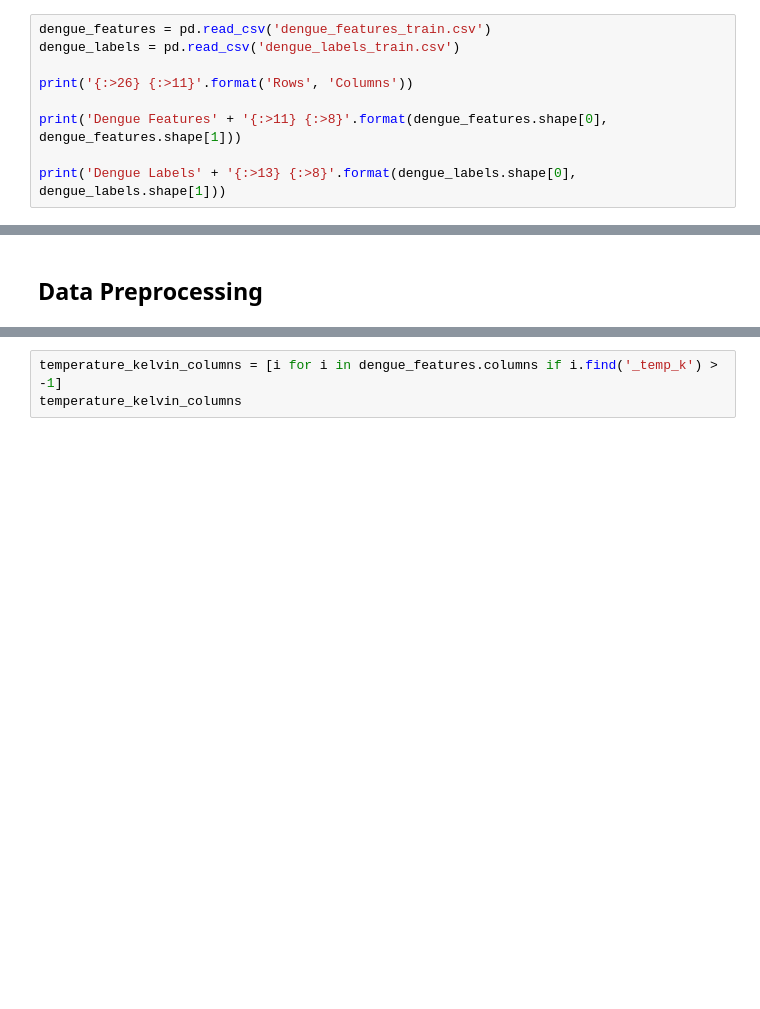
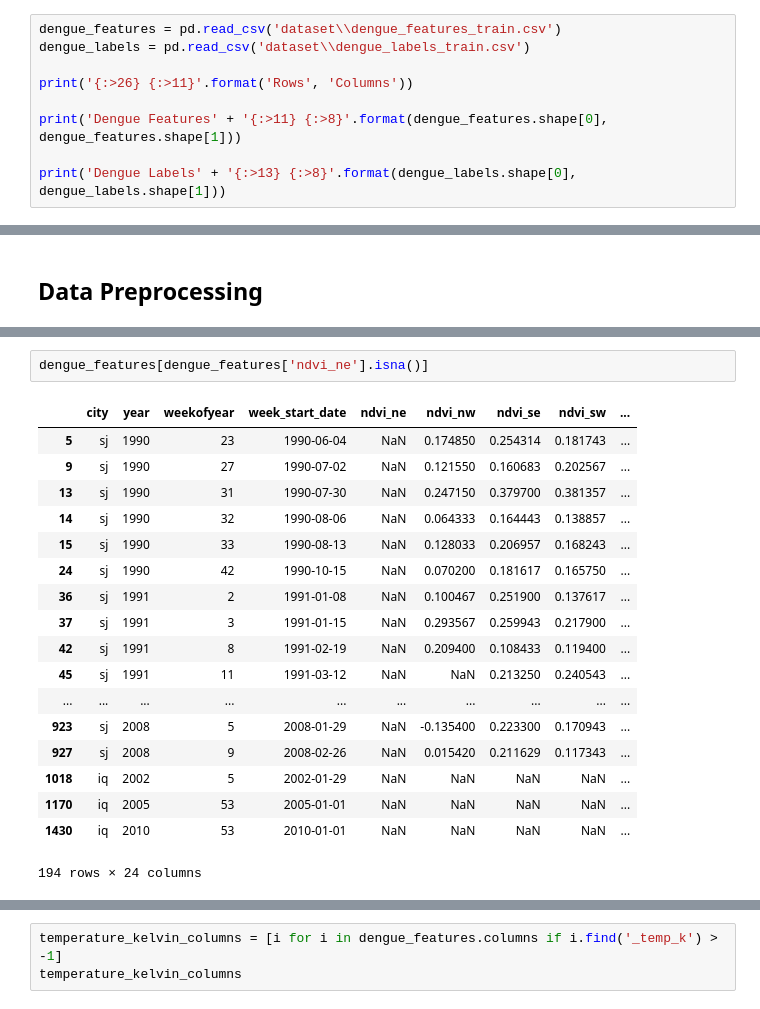
Before and after one commit to sansha94/DengAI, a Jupyter notebook: train.ipynb, the cells around one changed output, grey strips where cells are left out. Saved outputs shown, nothing was run; the diff lists cells and outputs as text; blank space fills up the shorter version.

```diff
--- a/train.ipynb
+++ b/train.ipynb
@@ -16,8 +15,8 @@ glob('*.csv')
 # %% [markdown]
 ### Reading the Dataset
 # %%
-dengue_features = pd.read_csv('dengue_features_train.csv')
-dengue_labels = pd.read_csv('dengue_labels_train.csv')
+dengue_features = pd.read_csv('dataset\\dengue_features_train.csv')
+dengue_labels = pd.read_csv('dataset\\dengue_labels_train.csv')
 
 print('{:>26} {:>11}'.format('Rows', 'Columns'))
 
@@ -90,0 +112,21 @@ plt.show()
+# %%
+dengue_features[dengue_features['ndvi_ne'].isna()]
+# %% [output]
+|  | city | year | weekofyear | week_start_date | ndvi_ne | ndvi_nw | ndvi_se | ndvi_sw | ... |
+| 5 | sj | 1990 | 23 | 1990-06-04 | NaN | 0.174850 | 0.254314 | 0.181743 | ... |
+| 9 | sj | 1990 | 27 | 1990-07-02 | NaN | 0.121550 | 0.160683 | 0.202567 | ... |
+| 13 | sj | 1990 | 31 | 1990-07-30 | NaN | 0.247150 | 0.379700 | 0.381357 | ... |
+| 14 | sj | 1990 | 32 | 1990-08-06 | NaN | 0.064333 | 0.164443 | 0.138857 | ... |
+| 15 | sj | 1990 | 33 | 1990-08-13 | NaN | 0.128033 | 0.206957 | 0.168243 | ... |
+| 24 | sj | 1990 | 42 | 1990-10-15 | NaN | 0.070200 | 0.181617 | 0.165750 | ... |
+| 36 | sj | 1991 | 2 | 1991-01-08 | NaN | 0.100467 | 0.251900 | 0.137617 | ... |
+| 37 | sj | 1991 | 3 | 1991-01-15 | NaN | 0.293567 | 0.259943 | 0.217900 | ... |
+| 42 | sj | 1991 | 8 | 1991-02-19 | NaN | 0.209400 | 0.108433 | 0.119400 | ... |
+| 45 | sj | 1991 | 11 | 1991-03-12 | NaN | NaN | 0.213250 | 0.240543 | ... |
+| ... | ... | ... | ... | ... | ... | ... | ... | ... | ... |
+| 923 | sj | 2008 | 5 | 2008-01-29 | NaN | -0.135400 | 0.223300 | 0.170943 | ... |
+| 927 | sj | 2008 | 9 | 2008-02-26 | NaN | 0.015420 | 0.211629 | 0.117343 | ... |
+| 1018 | iq | 2002 | 5 | 2002-01-29 | NaN | NaN | NaN | NaN | ... |
+| 1170 | iq | 2005 | 53 | 2005-01-01 | NaN | NaN | NaN | NaN | ... |
+| 1430 | iq | 2010 | 53 | 2010-01-01 | NaN | NaN | NaN | NaN | ... |
+194 rows × 24 columns
```
Also changed, not shown: parts of 6 cells of this notebook.
